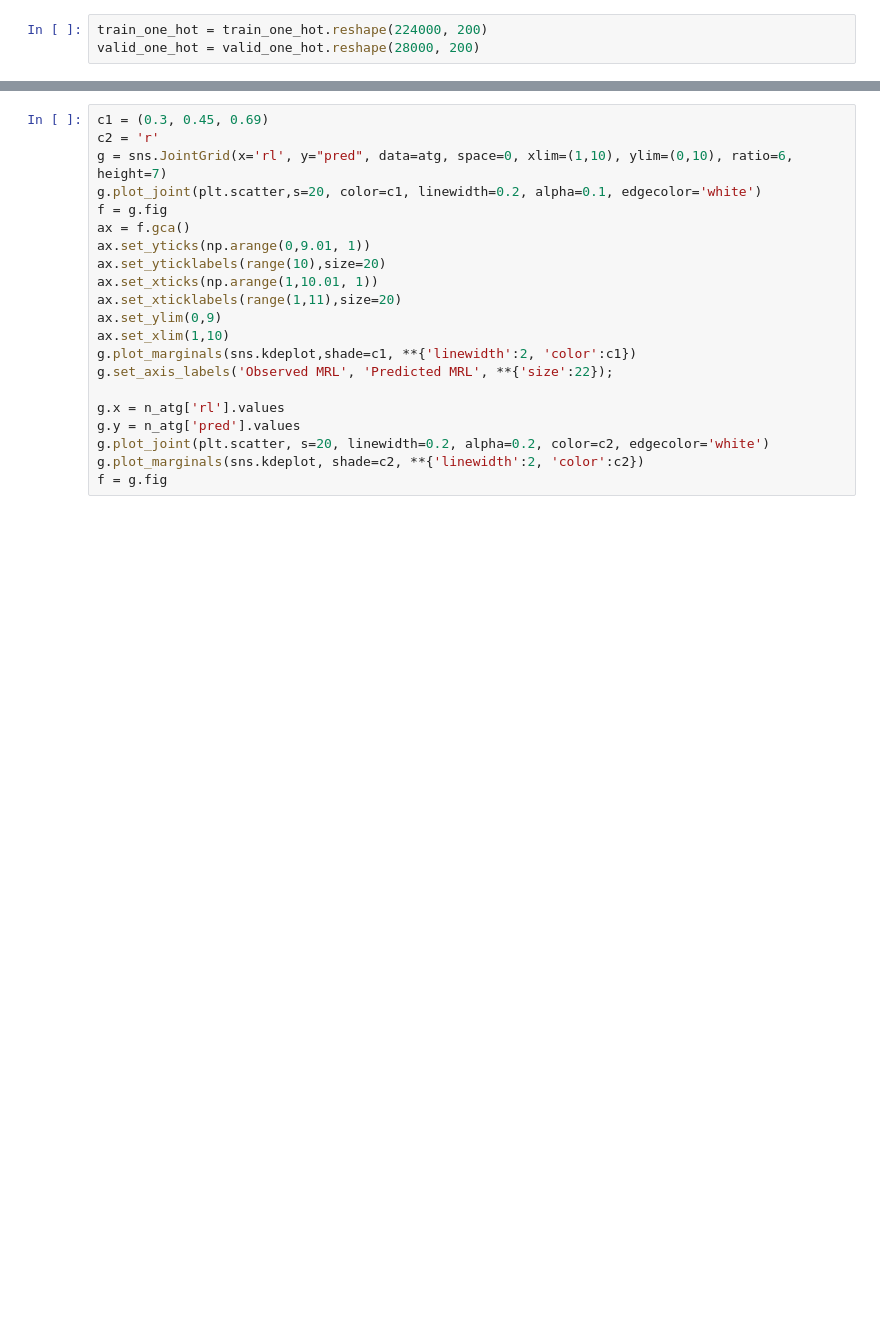
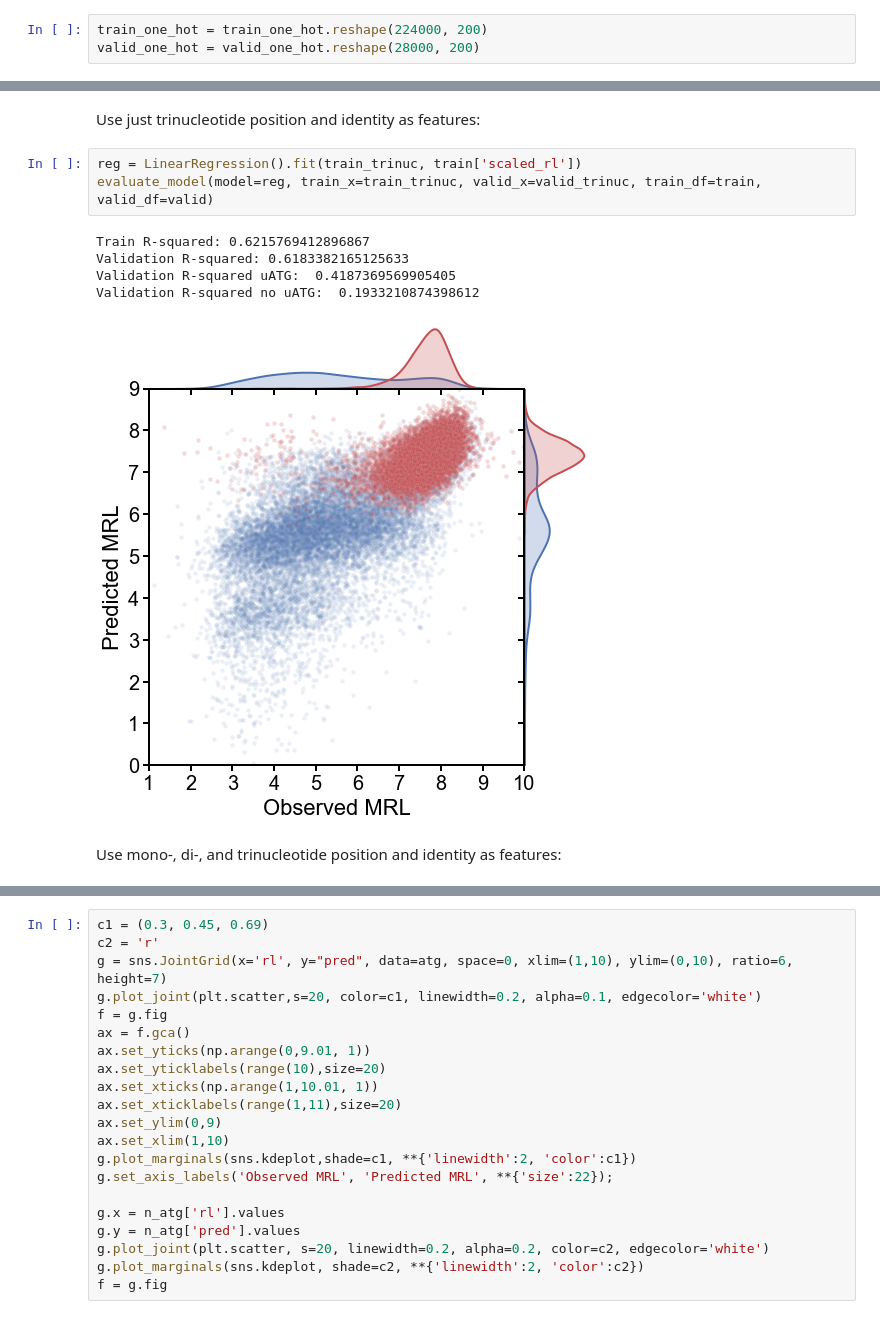
Before and after one commit to nmateyko/human_5utr_modeling, a Jupyter notebook: modeling_tests/training_MRL_linregress.ipynb, the cells around one changed output, grey strips where cells are left out. Drawn from its saved outputs; the diff is of its cells as text; blank space fills up the shorter version.

```diff
--- a/modeling_tests/training_MRL_linregress.ipynb
+++ b/modeling_tests/training_MRL_linregress.ipynb
@@ -82,0 +165,13 @@ Using the hyperparameter-optimised values.
+# %% [markdown]
+Use just trinucleotide position and identity as features:
+# %%
+reg = LinearRegression().fit(train_trinuc, train['scaled_rl'])
+evaluate_model(model=reg, train_x=train_trinuc, valid_x=valid_trinuc, train_df=train, valid_df=valid)
+# %% [output]
+Train R-squared: 0.6215769412896867
+Validation R-squared: 0.6183382165125633
+Validation R-squared uATG:  0.4187369569905405
+Validation R-squared no uATG:  0.1933210874398612
+[figure, added]
+# %% [markdown]
+Use mono-, di-, and trinucleotide position and identity as features:
```
Also changed, not shown: parts of 26 cells of this notebook.
